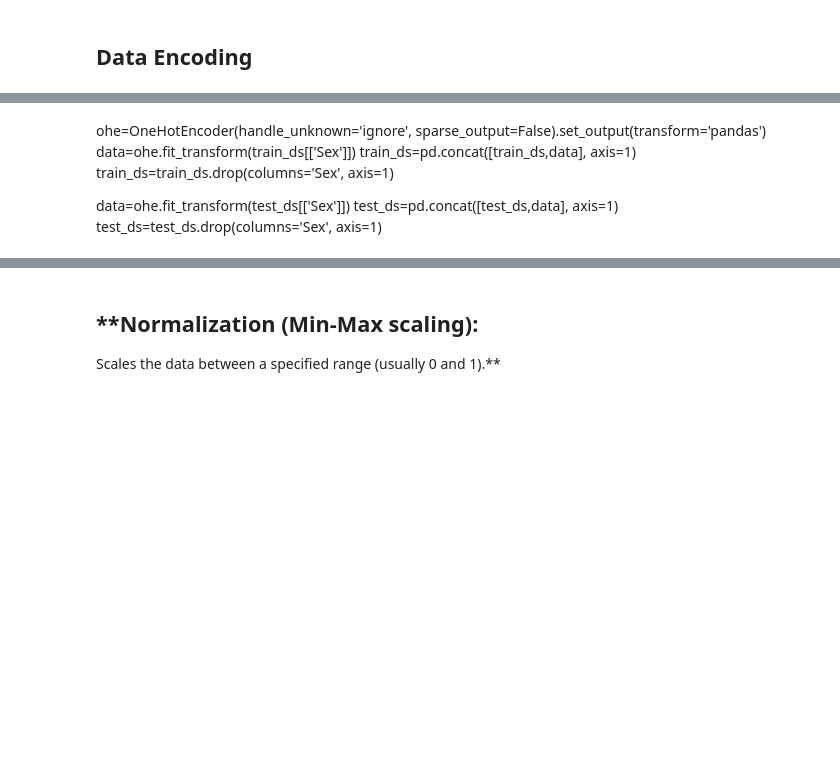
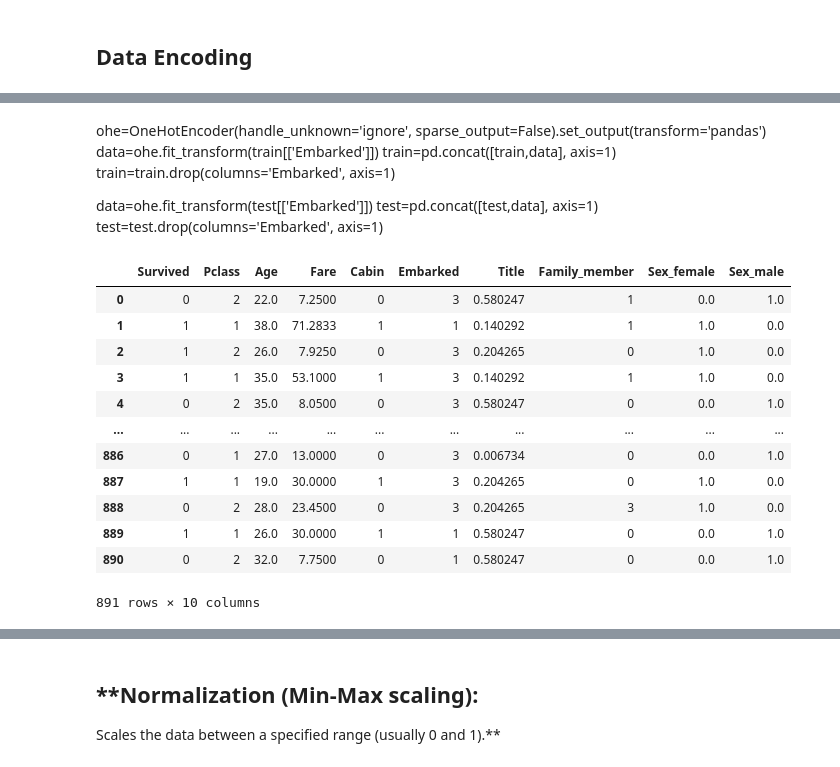
Before and after one commit to SRafi007/Titanic_Machine_Learning_from_Disaster, a Jupyter notebook: Titanic - Machine Learning from Disaster.ipynb, the cells around one changed output, grey strips where cells are left out. Saved outputs shown, nothing was run; the diff lists cells and outputs as text; code cells hidden in the pictures; blank space fills up the shorter version.

```diff
--- a/Titanic - Machine Learning from Disaster.ipynb
+++ b/Titanic - Machine Learning from Disaster.ipynb
@@ -125,9 +383,9 @@ train.info()
 # %% [markdown]
 ohe=OneHotEncoder(handle_unknown='ignore', sparse_output=False).set_output(transform='pandas')
-data=ohe.fit_transform(train_ds[['Sex']])
-train_ds=pd.concat([train_ds,data], axis=1)
-train_ds=train_ds.drop(columns='Sex', axis=1)
+data=ohe.fit_transform(train[['Embarked']])
+train=pd.concat([train,data], axis=1)
+train=train.drop(columns='Embarked', axis=1)
 
-data=ohe.fit_transform(test_ds[['Sex']])
-test_ds=pd.concat([test_ds,data], axis=1)
-test_ds=test_ds.drop(columns='Sex', axis=1)
+data=ohe.fit_transform(test[['Embarked']])
+test=pd.concat([test,data], axis=1)
+test=test.drop(columns='Embarked', axis=1)
@@ -143,4 +392,28 @@ test=test.drop(columns='Embarked', axis=1)
 # %%
 def replace_value(df):
-    df['Sex']=df['Sex'].replace({'female':1, 'male':2})
-    df['Pclass']=df['Pclass'].replace({'female':1, 'male':2})
+    #df['Sex']=df['Sex'].replace({'female':1, 'male':2})
+    df['Pclass']=df['Pclass'].replace({3:2, 2:1, 1:1})
+    df['Embarked']=df['Embarked'].replace({'S':3, 'C':1,'Q':1})
+
+    #freq encoding
+    enc=df['Title'].value_counts(normalize=True).to_dict()
+    df['Title']=df['Title'].map(enc)
+    return df
+
+train=replace_value(train)
+test=replace_value(test)
+train
+# %% [output]
+|  | Survived | Pclass | Age | Fare | Cabin | Embarked | Title | Family_member | Sex_female | Sex_male |
+| 0 | 0 | 2 | 22.0 | 7.2500 | 0 | 3 | 0.580247 | 1 | 0.0 | 1.0 |
+| 1 | 1 | 1 | 38.0 | 71.2833 | 1 | 1 | 0.140292 | 1 | 1.0 | 0.0 |
+| 2 | 1 | 2 | 26.0 | 7.9250 | 0 | 3 | 0.204265 | 0 | 1.0 | 0.0 |
+| 3 | 1 | 1 | 35.0 | 53.1000 | 1 | 3 | 0.140292 | 1 | 1.0 | 0.0 |
+| 4 | 0 | 2 | 35.0 | 8.0500 | 0 | 3 | 0.580247 | 0 | 0.0 | 1.0 |
+| ... | ... | ... | ... | ... | ... | ... | ... | ... | ... | ... |
+| 886 | 0 | 1 | 27.0 | 13.0000 | 0 | 3 | 0.006734 | 0 | 0.0 | 1.0 |
+| 887 | 1 | 1 | 19.0 | 30.0000 | 1 | 3 | 0.204265 | 0 | 1.0 | 0.0 |
+| 888 | 0 | 2 | 28.0 | 23.4500 | 0 | 3 | 0.204265 | 3 | 1.0 | 0.0 |
+| 889 | 1 | 1 | 26.0 | 30.0000 | 1 | 1 | 0.580247 | 0 | 0.0 | 1.0 |
+| 890 | 0 | 2 | 32.0 | 7.7500 | 0 | 1 | 0.580247 | 0 | 0.0 | 1.0 |
+891 rows × 10 columns
```
Also changed, not shown: parts of 54 cells of this notebook.
